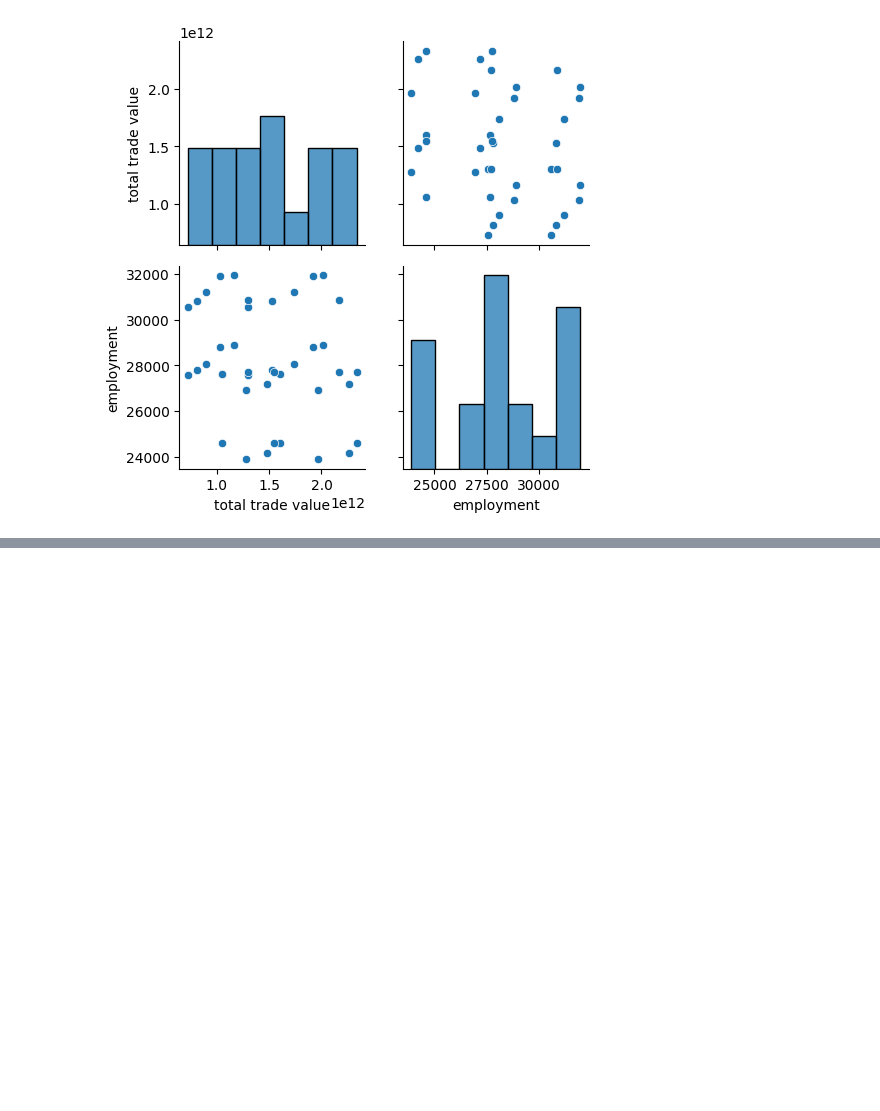
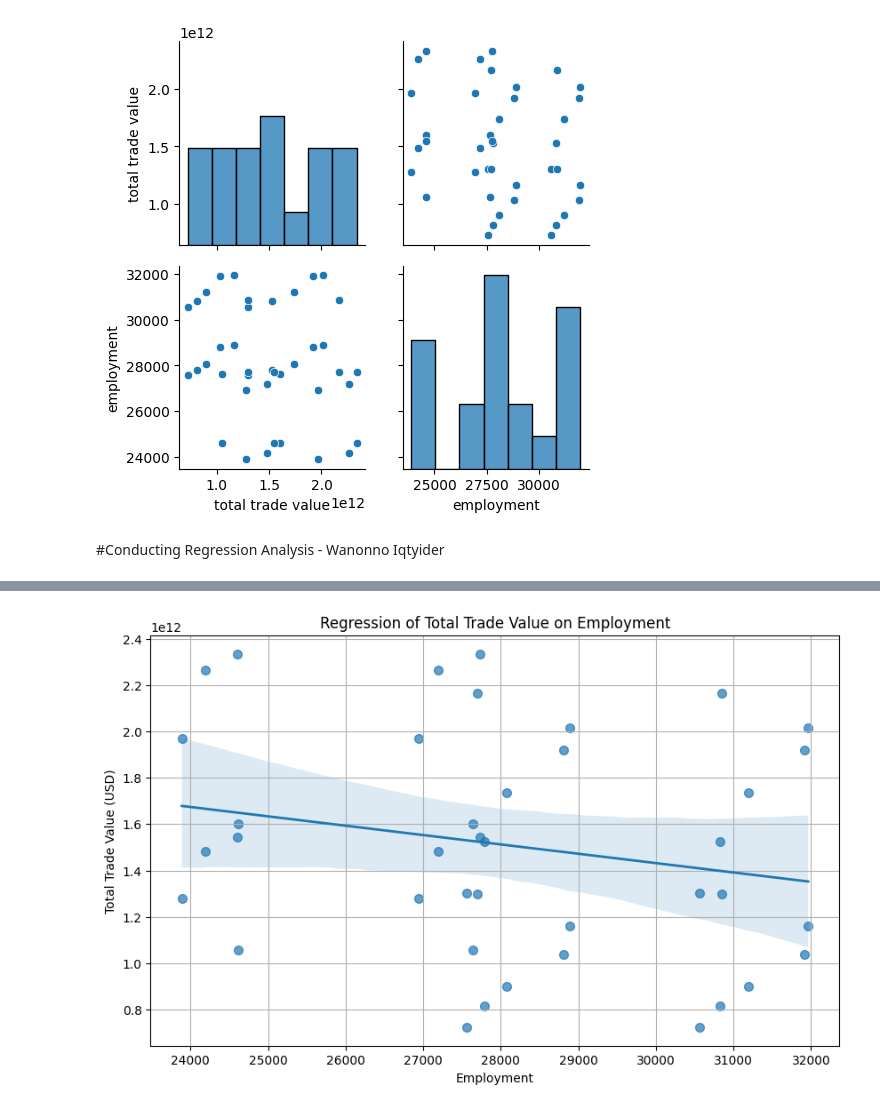
Before and after one commit to Graspp-25-Spring/graspp-25S-trade, a Jupyter notebook: notebooks/milestone_1.ipynb, the cells around one changed output, grey strips where cells are left out. Drawn from its saved outputs; the diff is of its cells as text; code cells hidden in the pictures; blank space fills up the shorter version.

Commit message:
Regression Analysis

```diff
--- a/notebooks/milestone_1.ipynb
+++ b/notebooks/milestone_1.ipynb
@@ -211,3 +215,41 @@ g.map_offdiag(sns.scatterplot)
 # %% [output]
 <seaborn.axisgrid.PairGrid at 0x...>
 [figure]
+# %% [markdown]
+#Conducting Regression Analysis - Wanonno Iqtyider
+# %%
+# 0. Installing Statsmodel
+!pip install statsmodels
+
+# 1. Import formula API
+import statsmodels.formula.api as smf
+
+# 2. Prepare the data
+# Make sure 'employment' and 'total trade value' exist without NaNs
+df_regression = df_merge.dropna(subset=["total trade value", "employment"]).reset_index()
+
+# 3. Run the regression using formula
+# Note: you need to handle spaces in column names by using `Q("column name")` inside the formula
+model = smf.ols(formula='Q("total trade value") ~ employment', data=df_regression).fit()
+
+# 4. Print regression summary
+print(model.summary())
+
+# 5. Visualize with regression line
+import matplotlib.pyplot as plt
+import seaborn as sns
+
+plt.figure(figsize=(10,6))
+sns.regplot(
+    data=df_regression,
+    x="employment",
+    y="total trade value",
+    scatter_kws={"s":50, "alpha":0.7},
+    line_kws={"linewidth":2}
+)
+plt.title('Regression of Total Trade Value on Employment')
+plt.xlabel('Employment')
+plt.ylabel('Total Trade Value (USD)')
+plt.grid(True)
+plt.show()
+# %% [output]
@@ -213,0 +273 @@ g.map_offdiag(sns.scatterplot)
+[figure, added]
```
Also changed, not shown: parts of 3 cells of this notebook.
